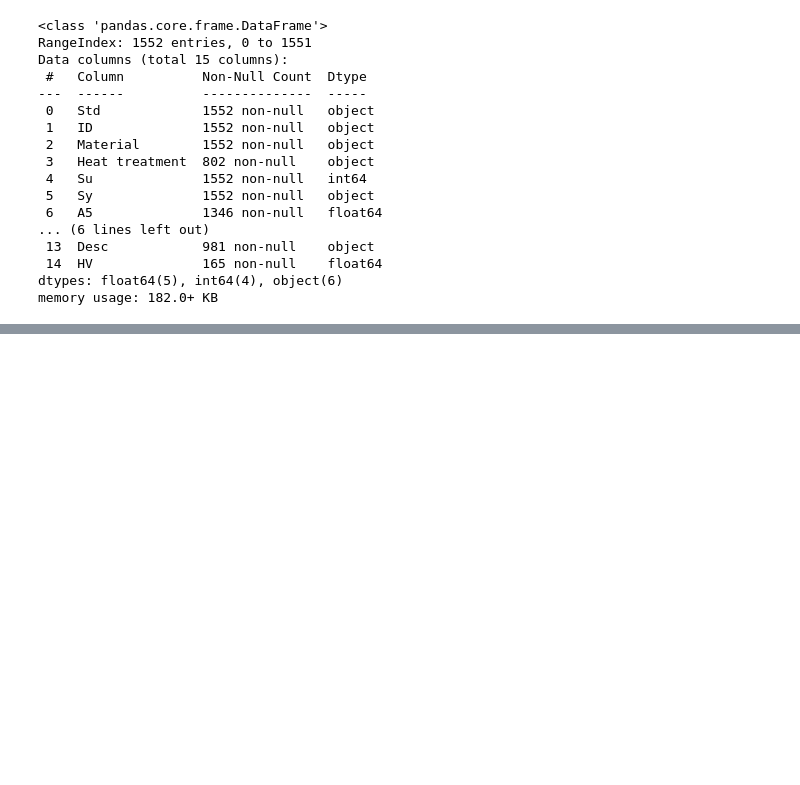
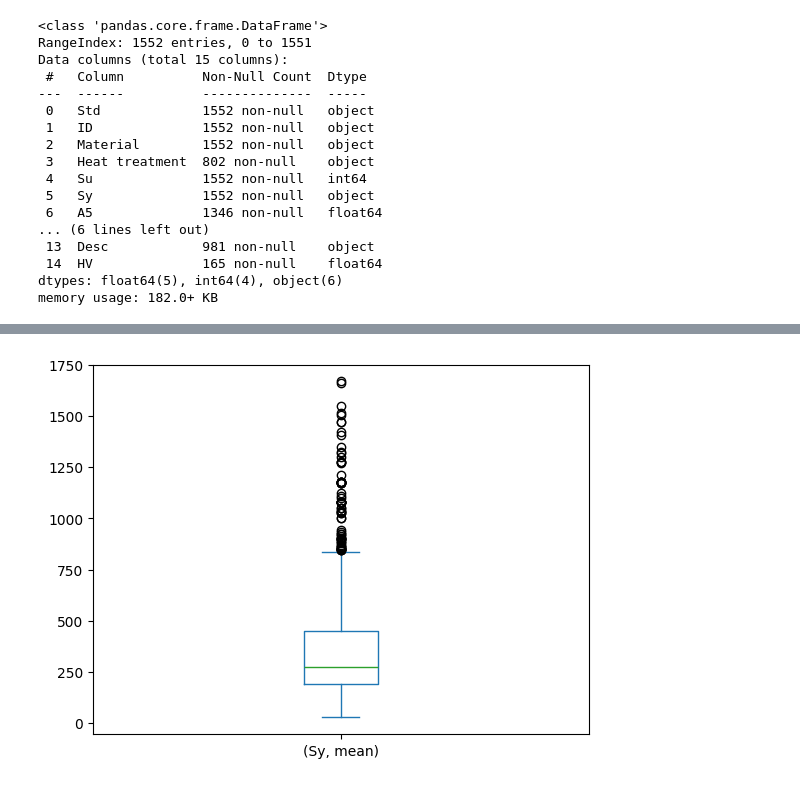
Before and after one commit to GALLP900/CodAcG_Github, a Jupyter notebook: Python_Projects/Materials Mechanical/MechanicalProperties.ipynb, the cells around one changed output, grey strips where cells are left out. Drawn from its saved outputs; the diff is of its cells as text; code cells hidden in the pictures; blank space fills up the shorter version.

```diff
--- a/Python_Projects/Materials Mechanical/MechanicalProperties.ipynb
+++ b/Python_Projects/Materials Mechanical/MechanicalProperties.ipynb
@@ -84,0 +105,7 @@ df.groupby(["Heat treatment"])[["Su", "Sy", "A5", "E"]].agg("mean")
+# %%
+def box_plot():
+    df.groupby(["Material"])[["Sy"]].agg(["mean"]).plot(kind="box")
+
+box_plot()
+# %% [output]
+[figure, added]
```
Also changed, not shown: parts of 12 cells of this notebook, 1 other file.
